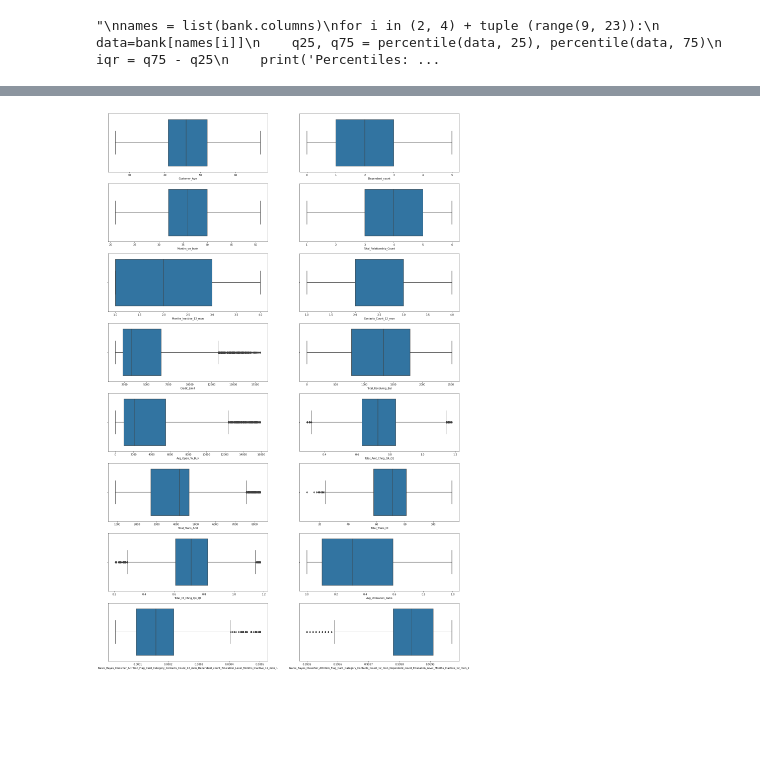
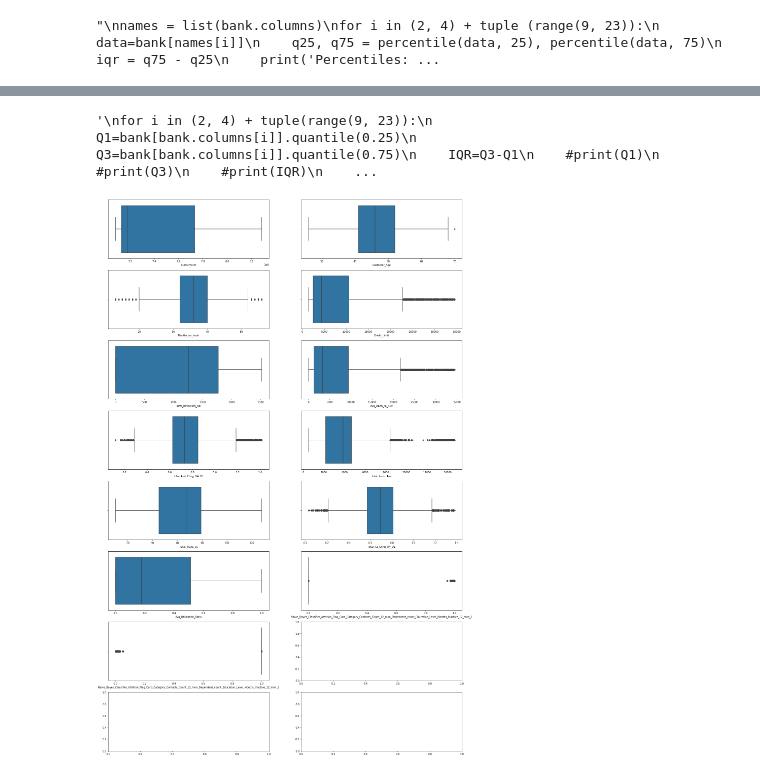
Before and after one commit to rnd4u-org/2021-knu-churn, a Jupyter notebook: PreProcessing2_task.ipynb, the cells around one changed output, grey strips where cells are left out. Drawn from its saved outputs; the diff is of its cells as text; code cells hidden in the pictures; blank space fills up the shorter version.

```diff
--- a/PreProcessing2_task.ipynb
+++ b/PreProcessing2_task.ipynb
@@ -262,3 +294,15 @@ print('Non-outlier observations: %d' %len(outliers_removed))
 """
 # %% [output]
 "\nnames = list(bank.columns)\nfor i in (2, 4) + tuple (range(9, 23)):\n    data=bank[names[i]]\n    q25, q75 = percentile(data, 25), percentile(data, 75)\n    iqr = q75 - q25\n    print('Percentiles: ...
+# %%
+#первоначальные боксплоты
+
+fig, axs = mpl.subplots(7, 2, figsize=(25, 40))
+axes = [item for sublist in axs for item in sublist]
+j = 0
+
+for i in numeric_names:
+    sea.boxplot(data=bank, x=bank[i], ax=axes[j])
+    j += 1
+
+mpl.show()
@@ -265,15 +311,9 @@ print('Non-outlier observations: %d' %len(outliers_removed))
 # %%
-#Z-score метод (самый эффективный и правильный)
+#Z-score метод
 print('До:', bank.shape, '\n')
-for i in names:
-    try:
-        z_score=np.abs(stats.zscore(bank[i]))
-        #print(np.where(z_score>3))
-        bank=bank[(z_score< 3)]
-    except AttributeError:
-        pass
-    except TypeError:
-        pass
+for i in numeric_names:
+    z=np.abs(stats.zscore(bank[i]))
+    bank=bank[(z < 3)]
 print('После:', bank.shape)
 # %% [output]
 До: (10127, 23)
@@ -282,11 +321,0 @@ print('После:', bank.shape)
-# %%
-#первоначальные боксплоты
-fig, axs = mpl.subplots(8, 2, figsize=(25, 40))
-axes = [item for sublist in axs for item in sublist]
-j = 0
-
-for i in (2, 4) + tuple(range(9, 23)):
-    sns.boxplot(data=bank, x=bank.columns[i], ax=axes[j])
-    j += 1
-
-mpl.show()
@@ -295,5 +322,6 @@ mpl.show()
 # %%
 #еще один способ (писали с нуля, но чуточку не вышло)
+"""
 for i in (2, 4) + tuple(range(9, 23)):
     Q1=bank[bank.columns[i]].quantile(0.25)
     Q3=bank[bank.columns[i]].quantile(0.75)
@@ -306,6 +334,9 @@ for i in (2, 4) + tuple(range(9, 23)):
     #print(Lower_Whisker, Upper_Whisker)
     bank = bank[bank[bank.columns[i]] < Upper_Whisker]
     bank = bank[bank[bank.columns[i]] > Lower_Whisker]
+"""
+# %% [output]
+'\nfor i in (2, 4) + tuple(range(9, 23)):\n    Q1=bank[bank.columns[i]].quantile(0.25)\n    Q3=bank[bank.columns[i]].quantile(0.75)\n    IQR=Q3-Q1\n    #print(Q1)\n    #print(Q3)\n    #print(IQR)\n    ...
 # %%
 #for i in (2, 4) + tuple(range(9, 23)):
     #Q1=bank[bank.columns[i]].quantile(0.25)
@@ -325,17 +356,17 @@ for i in (2, 4) + tuple(range(9, 23)):
     #print(" ")
     #print(bank[bank[bank.columns[i]]])
 # %%
-fig, axs = mpl.subplots(8, 2, figsize=(25, 40))
+fig, axs = mpl.subplots(7, 2, figsize=(25, 40))
 axes = [item for sublist in axs for item in sublist]
 j = 0
 
-for i in (2, 4) + tuple(range(9, 23)):
-    sns.boxplot(data=bank, x=bank.columns[i], ax=axes[j])
+for i in numeric_names:
+    sea.boxplot(data=bank, x=bank[i], ax=axes[j])
     j += 1
 
 mpl.show()
 # %% [output]
-[figure, old version]
+[figure, new version]
 # %%
 fig, ax = mpl.subplots(figsize=(15, 25))
 mpl.suptitle('Scatter of customer credit limit after \n',horizontalalignment="center",fontstyle = "normal", fontsize = 24, fontfamily = "sans-serif")
```
Also changed, not shown: parts of 9 cells of this notebook, 1 other file.
